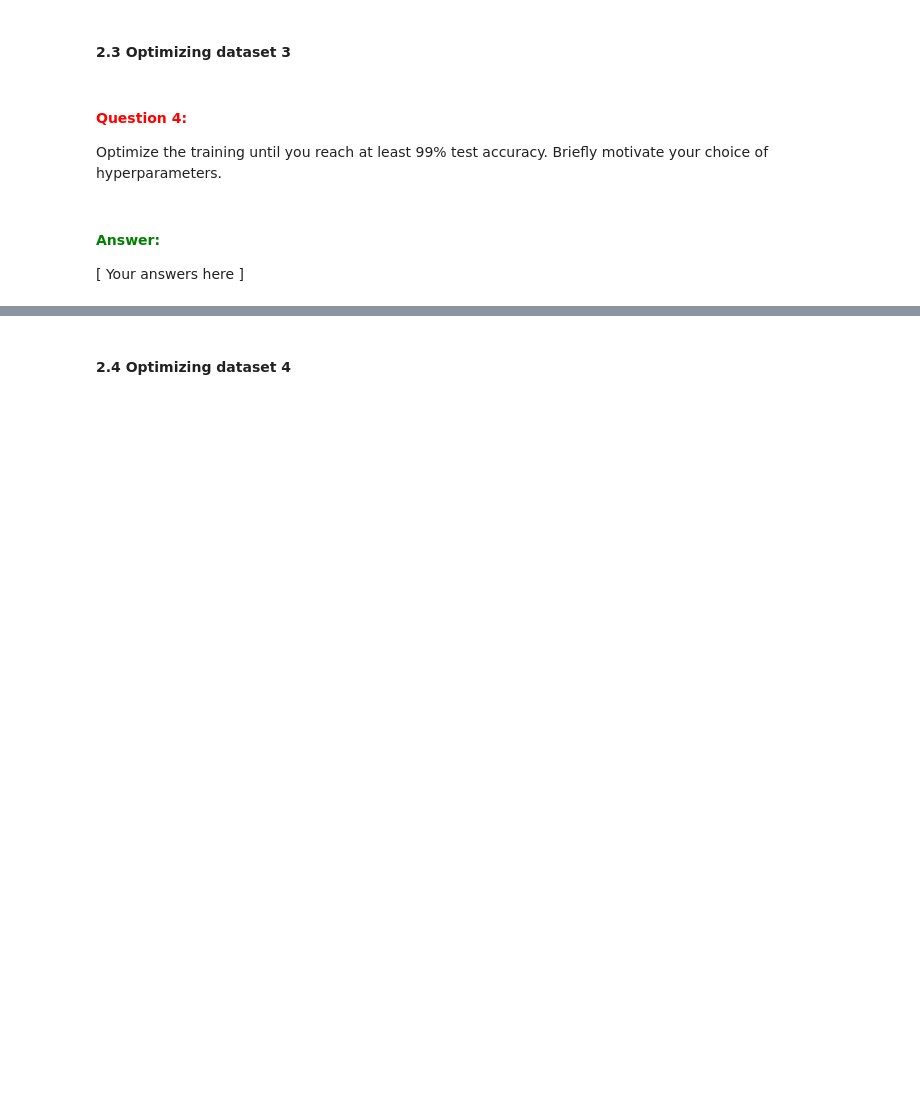
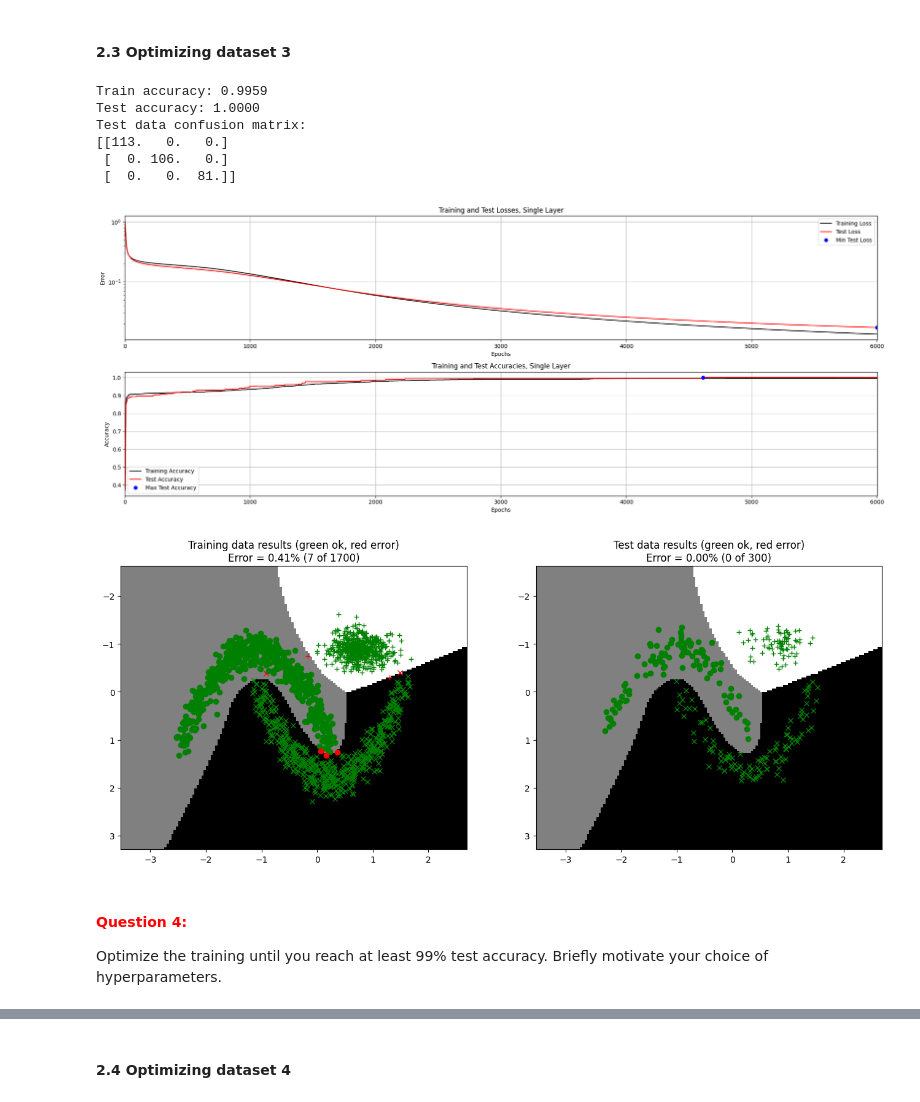
Before and after one commit to qqyfly/732A55_Neural_Networks_and_Learning_Systems, a Jupyter notebook: Homework/Lab/A1_Supervised/main3_MultiLayer.ipynb, the cells around one changed output, grey strips where cells are left out. Saved outputs shown, nothing was run; the diff lists cells and outputs as text; code cells hidden in the pictures; blank space fills up the shorter version.

```diff
--- a/Homework/Lab/A1_Supervised/main3_MultiLayer.ipynb
+++ b/Homework/Lab/A1_Supervised/main3_MultiLayer.ipynb
@@ -432,25 +468,31 @@ Optimize the training until you reach at least 99% test accuracy. Briefly motiva
 # %%
 # --------------------------------------------
 # === Your code here =========================
 # --------------------------------------------
 nInputs  = 2
 nClasses = 3
-nHidden  = 3
+nHidden  = 16
 
-W1_0 = np.random.normal(0,0.1, size=(nInputs, nHidden))
-B1_0 = np.random.normal(0,0.1, size=(nHidden, 1))
-W2_0 = np.random.normal(0,0.1, size=(nHidden, nClasses))
-B2_0 = np.random.normal(0,0.1, size=(nClasses, 1))
+np.random.seed(12345)
+W1_0 = np.random.randn(nInputs, nHidden) / np.sqrt(nInputs)
+B1_0 = np.zeros((1, nHidden))
+W2_0 = np.random.randn(nHidden, nClasses) / np.sqrt(nHidden)
+B2_0 = np.zeros((1, nClasses))
 
-params = {"epochs": 1000, "learningRate": 0.1, "normalize": False, "useTanhOutput": False}
+params = {"epochs": 6000, "learningRate": 0.05, "normalize": True, "useTanhOutput": True}
 # ============================================
 
 trainMultiLayerOnDataset(3, 0.15, W1_0, B1_0, W2_0, B2_0, params)
+# %% [output]
+Train accuracy: 0.9959
+Test accuracy: 1.0000
+Test data confusion matrix:
+[[113.   0.   0.]
+ [  0. 106.   0.]
+ [  0.   0.  81.]]
+[figure, added]
+[figure, added]
 # %% [markdown]
 #### **<span style="color:red">Question 4:</span>**
 
 Optimize the training until you reach at least 99% test accuracy. Briefly motivate your choice of hyperparameters.
-# %% [markdown]
-#### **<span style="color:green">Answer:</span>**
-
-\[ Your answers here \]
```
Also changed, not shown: parts of 17 cells of this notebook, 9 other files.
